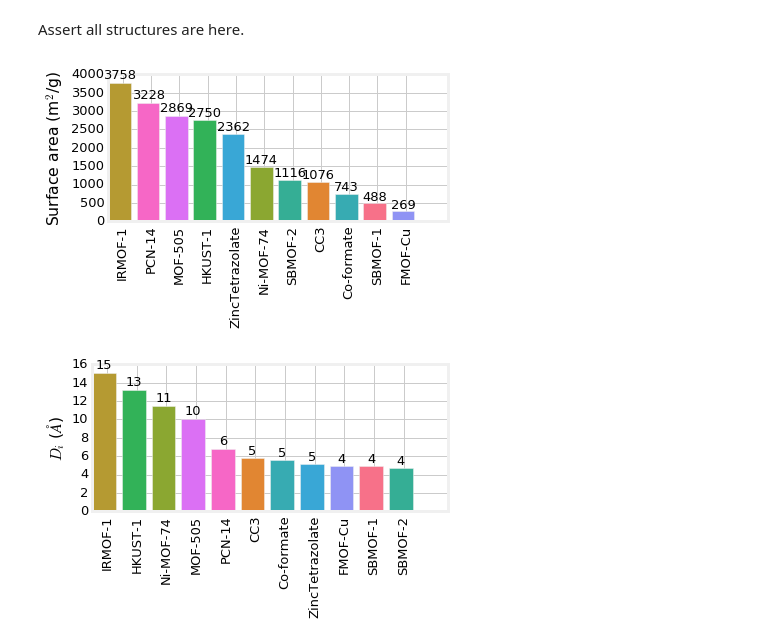
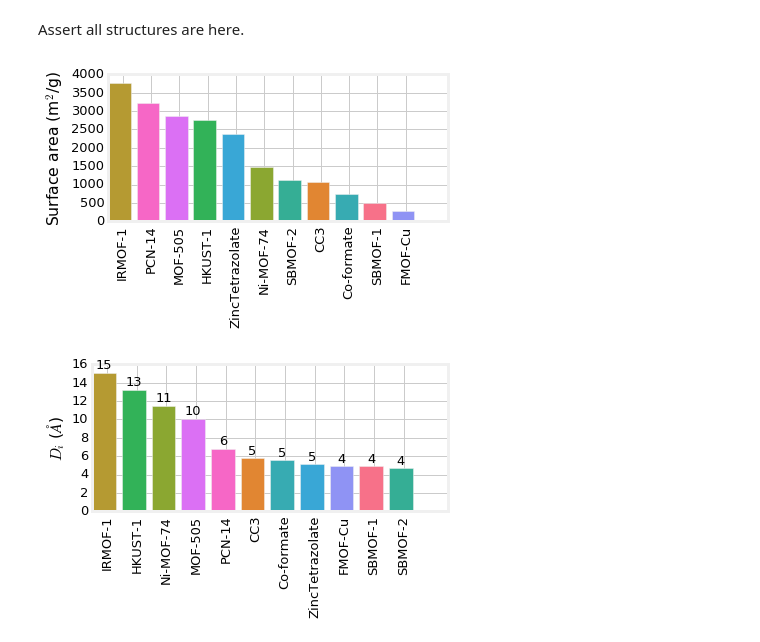
Before and after one commit to CorySimon/XeKrMOFAdsorptionSurvey, a Jupyter notebook: Xe-Kr adsorption isotherm survey.ipynb, the cells around one changed output. Cells and saved outputs as stored; diff of their text form; code cells hidden in the pictures.

```diff
--- a/Xe-Kr adsorption isotherm survey.ipynb
+++ b/Xe-Kr adsorption isotherm survey.ipynb
@@ -120,7 +120,7 @@ try:
         raise Exception("need to run seaborn again")
 except:
     import seaborn as sns
-    sns.palplot(sns.color_palette("husl", len(structures)))
+    colors = sns.palplot(sns.color_palette("husl", len(structures)))
     np.savetxt("color_palette", sns.color_palette("husl", len(structures)))
 # %% [markdown]
 ## Load experimental data (much massaging required)
@@ -593,19 +593,19 @@ df = pd.merge(df, df_pores, on='structure')
 # %%
 df = df.sort_values("surfacearea(m2/g)", ascending=False)
 
 fig, ax = plt.subplots(facecolor='w')
 rects = plt.bar(np.arange(df.shape[0]), df['surfacearea(m2/g)'], color=df['markercolor'])
-autolabel(rects)
+# autolabel(rects)
 plt.xticks(np.arange(df_sa.shape[0])+0.5,
            df["structure"],
            rotation=90)
 plt.ylabel("Surface area (m$^2$/g)")
 plt.legend(loc='center left', bbox_to_anchor=(1, 0.5), numpoints=1)
 plt.tight_layout()
 plt.savefig('surface_areas.png', format='png', dpi=200, facecolor=fig.get_facecolor())
 plt.show()
 # %% [output]
-[figure, old version]
+[figure, new version]
 # %%
 df = df.sort_values("di(A)", ascending=False)
 
```
Also changed, not shown: 2 other files.
